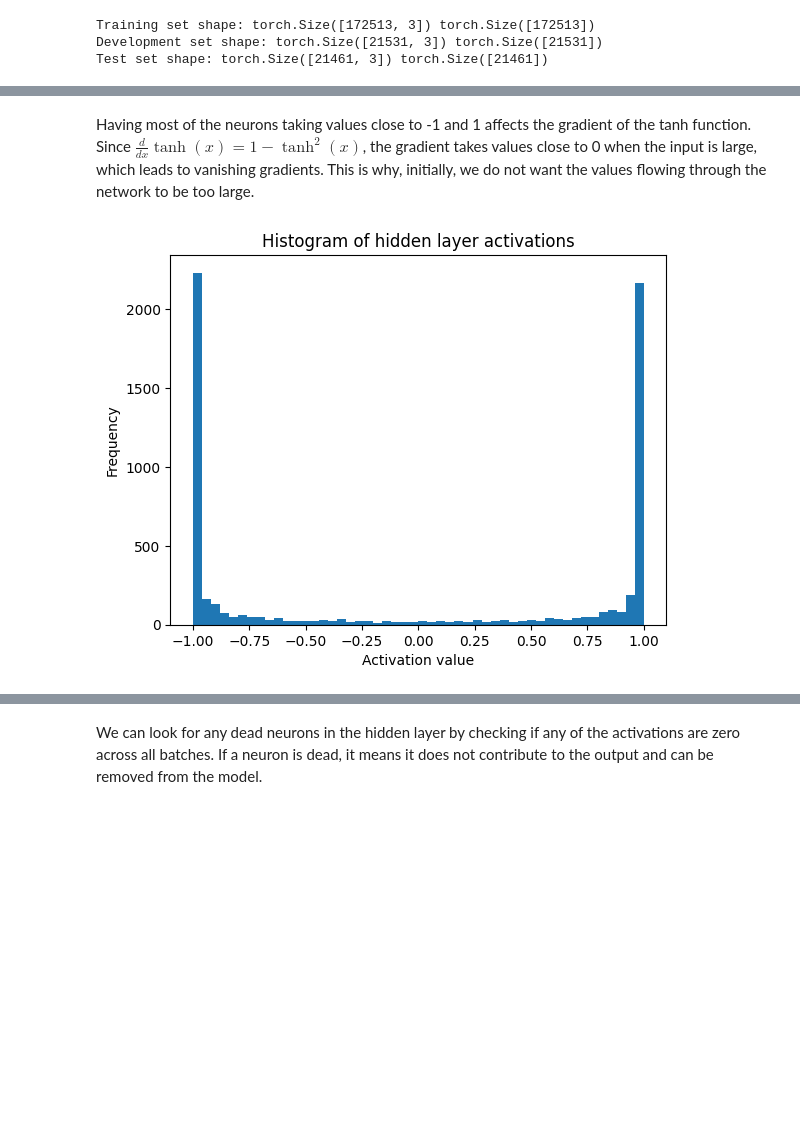
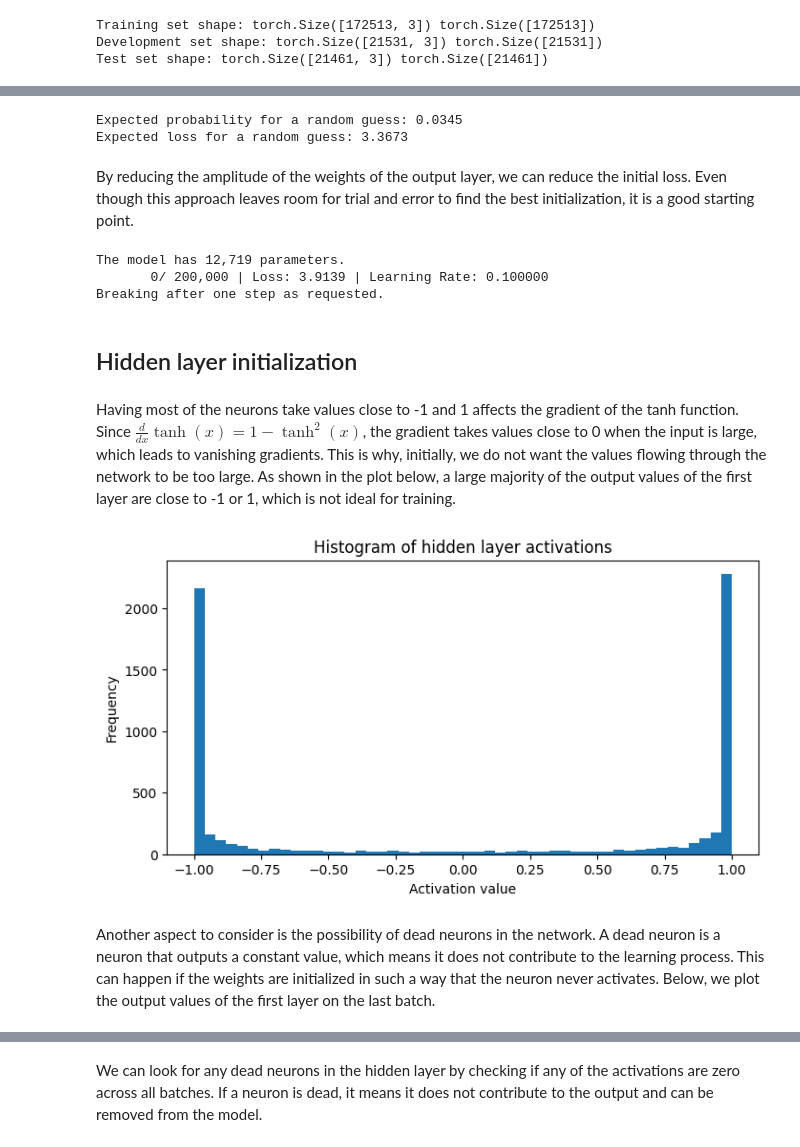
Before and after one commit to tdody/gpt_bot, a Jupyter notebook: notebooks/part_3.ipynb, the cells around one changed output, grey strips where cells are left out. Saved outputs shown, nothing was run; the diff lists cells and outputs as text; code cells hidden in the pictures; blank space fills up the shorter version.

```diff
--- a/notebooks/part_3.ipynb
+++ b/notebooks/part_3.ipynb
@@ -26,11 +55,14 @@ The longest character name has 35 birds.
 from unidecode import unidecode
 
 def clean_name(name):
-    # Remove leading and trailing whitespaces
-    # Convert to lowercase
-    # Remove accents
-    # Remove special characters
-    # Replace spaces with underscores
+    """
+    Clean the bird name by:
+    - Removing leading and trailing whitespaces
+    - Converting to lowercase
+    - Removing accents
+    - Removing special characters
+    - Replacing spaces with underscores
+    """
 
     name = name.strip().lower()
     # replace special characters with a space
@@ -64,6 +103,11 @@ Token mapping: {1: 'g', 2: 'k', 3: 'y', 4: 'c', 5: 'x', 6: 'a', 7: 'n', 8: 'p',
 CONTEXT_SIZE = 3
 N_EMBEDDINGS = 10
 N_HIDDEN = 200
+
+# Training parameters
+TRAINING_SET_PORTION = 0.8
+DEVELOPMENT_SET_PORTION = 0.1
+TEST_SET_PORTION = 1 - (TRAINING_SET_PORTION + DEVELOPMENT_SET_PORTION)
 # %%
 def build_datasets(words: list[str]) -> tuple[torch.Tensor, torch.Tensor]:
     """
@@ -99,8 +143,8 @@ random.seed(1234)
 random.shuffle(birds)
 
 # Split the dataset into training, development, and test sets
-train_size = int(0.8 * len(birds))
-dev_size = int(0.1 * len(birds))
+train_size = int(TRAINING_SET_PORTION * len(birds))
+dev_size = int(DEVELOPMENT_SET_PORTION * len(birds))
 
 X_train, Y_train = build_datasets(birds[:train_size])
 X_dev, Y_dev = build_datasets(birds[train_size:train_size + dev_size])
@@ -186,11 +384,35 @@ for i in range(n_steps):
+# %%
+expected_probability = 1 / len(token_to_index)
+expected_loss = -torch.log(torch.tensor(expected_probability))
+print(f"Expected probability for a random guess: {expected_probability:.4f}")
+print(f"Expected loss for a random guess: {expected_loss.item():.4f}")
+# %% [output]
+Expected probability for a random guess: 0.0345
+Expected loss for a random guess: 3.3673
+# %% [markdown]
+By reducing the amplitude of the weights of the output layer, we can reduce the initial loss. Even though this approach leaves room for trial and error to find the best initialization, it is a good starting point.
+# %%
+# Create the model and reduce the amplitude of the output layer
+params = create_model(N_EMBEDDINGS, CONTEXT_SIZE, N_HIDDEN, len(token_to_index), W2_scale=0.1, b2_scale=0.0)
+# Train the model
+lossi, h = train_model(params, X_train, Y_train, X_dev=None, Y_dev=None, break_after_1_step=True)
+# %% [output]
+The model has 12,719 parameters.
+       0/ 200,000 | Loss: 3.9139 | Learning Rate: 0.100000
+Breaking after one step as requested.
+# %% [markdown]
+## Hidden layer initialization
 # %% [markdown]
-Having most of the neurons taking values close to -1 and 1 affects the gradient of the tanh function. Since $\frac{d}{dx} \tanh(x) = 1 - \tanh^2(x)$, the gradient takes values close to 0 when the input is large, which leads to vanishing gradients. This is why, initially, we do not want the values flowing through the network to be too large.
+Having most of the neurons take values close to -1 and 1 affects the gradient of the tanh function. Since $\frac{d}{dx} \tanh(x) = 1 - \tanh^2(x)$, the gradient takes values close to 0 when the input is large, which leads to vanishing gradients. This is why, initially, we do not want the values flowing through the network to be too large. As shown in the plot below, a large majority of the output values of the first layer are close to -1 or 1, which is not ideal for training.
 # %%
+fig, ax = plt.subplots(figsize=(8, 4))
 plt.hist(h.view(-1).tolist(), 50)
 plt.title("Histogram of hidden layer activations")
 plt.xlabel("Activation value")
 plt.ylabel("Frequency")
 plt.show();
 # %% [output]
-[figure, old version]
+[figure, new version]
+# %% [markdown]
+Another aspect to consider is the possibility of dead neurons in the network. A dead neuron is a neuron that outputs a constant value, which means it does not contribute to the learning process. This can happen if the weights are initialized in such a way that the neuron never activates. Below, we plot the output values of the first layer on the last batch.
 # %%
```
Also changed, not shown: parts of 55 cells of this notebook.
